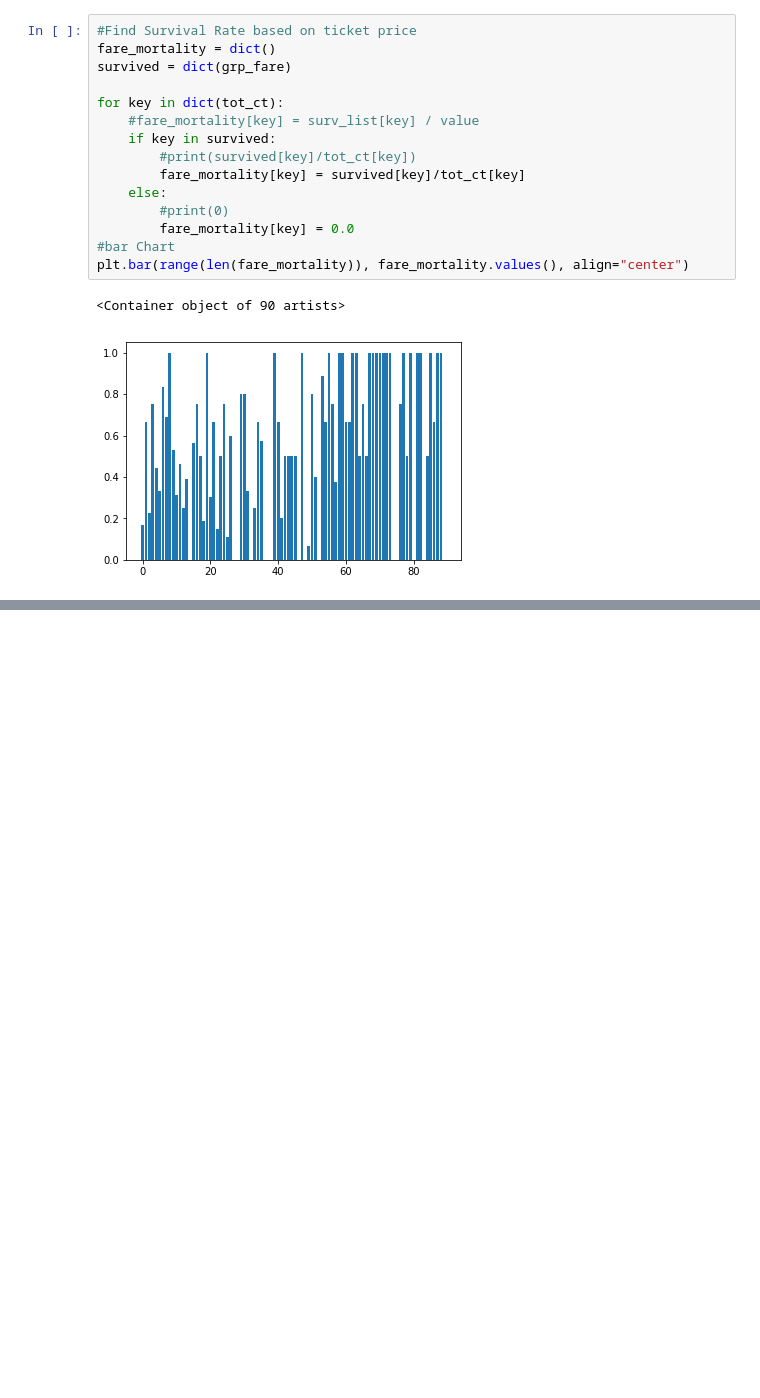
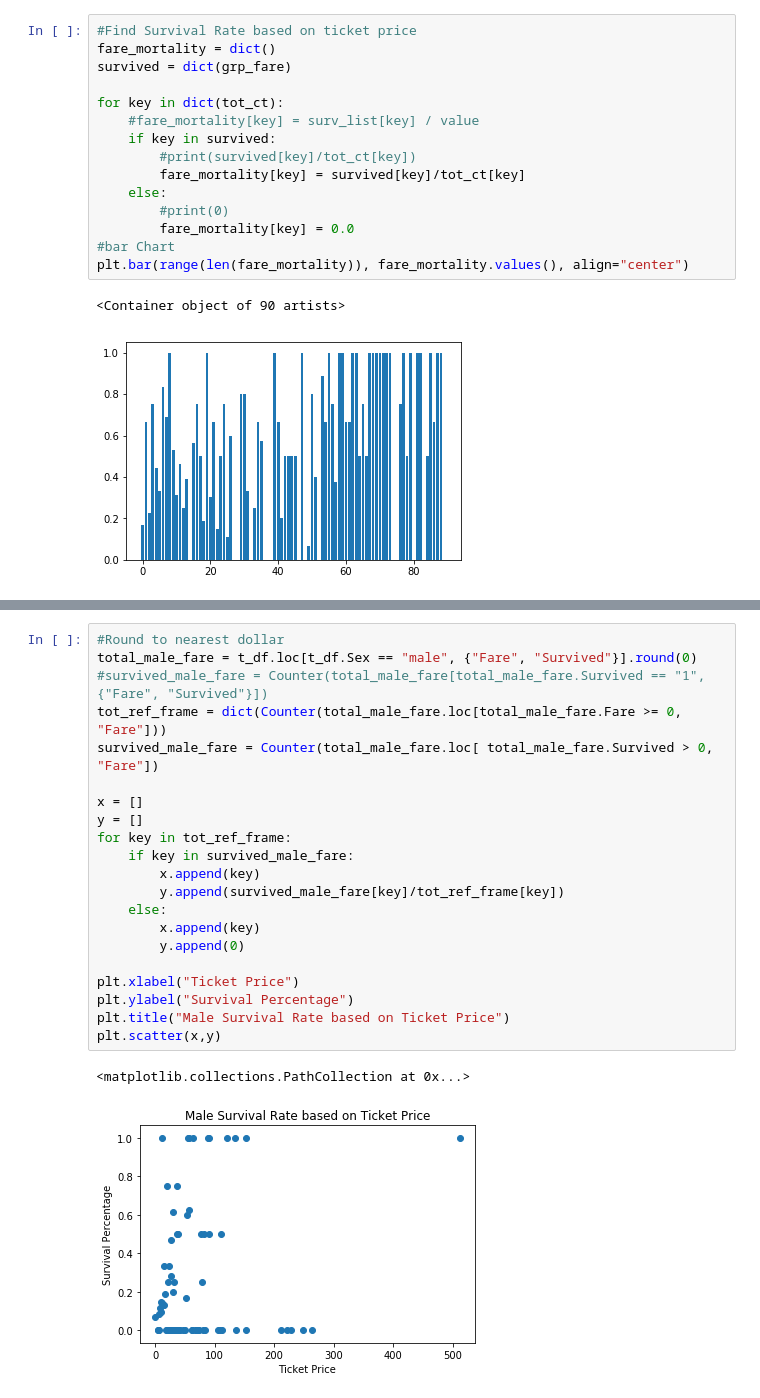
Before and after one commit to JSitter/DS-1-Data-Analysis, a Jupyter notebook: Titanic Story.ipynb, the cells around one changed output, grey strips where cells are left out. Drawn from its saved outputs; the diff is of its cells as text; blank space fills up the shorter version.

```diff
--- a/Titanic Story.ipynb
+++ b/Titanic Story.ipynb
@@ -132,0 +184,24 @@ plt.scatter(x,y)
+# %%
+#Round to nearest dollar
+total_male_fare = t_df.loc[t_df.Sex == "male", {"Fare", "Survived"}].round(0)
+#survived_male_fare = Counter(total_male_fare[total_male_fare.Survived == "1", {"Fare", "Survived"}])
+tot_ref_frame = dict(Counter(total_male_fare.loc[total_male_fare.Fare >= 0, "Fare"]))
+survived_male_fare = Counter(total_male_fare.loc[ total_male_fare.Survived > 0, "Fare"])
+
+x = []
+y = []
+for key in tot_ref_frame:
+    if key in survived_male_fare:
+        x.append(key)
+        y.append(survived_male_fare[key]/tot_ref_frame[key])
+    else:
+        x.append(key)
+        y.append(0)
+
+plt.xlabel("Ticket Price")
+plt.ylabel("Survival Percentage")
+plt.title("Male Survival Rate based on Ticket Price")
+plt.scatter(x,y)
+# %% [output]
+<matplotlib.collections.PathCollection at 0x...>
+[figure, added]
```
Also changed, not shown: parts of 12 cells of this notebook.
